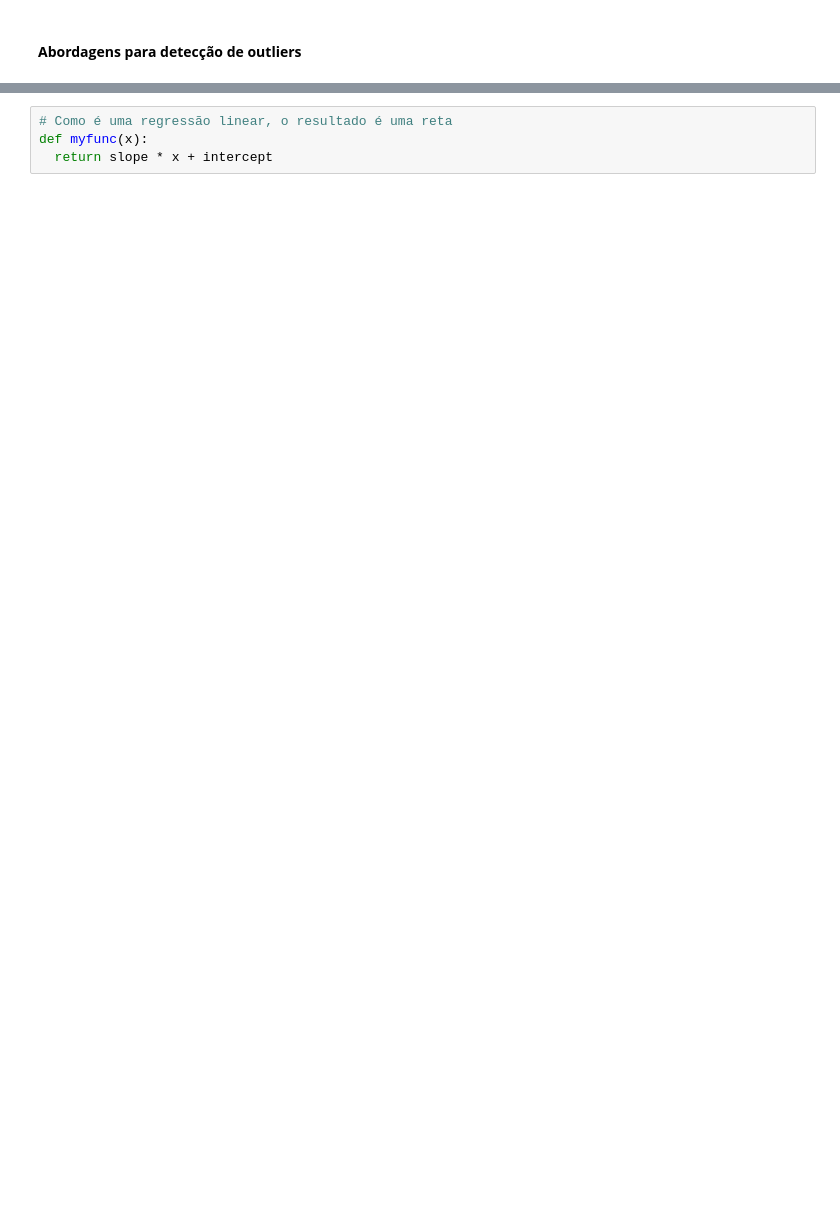
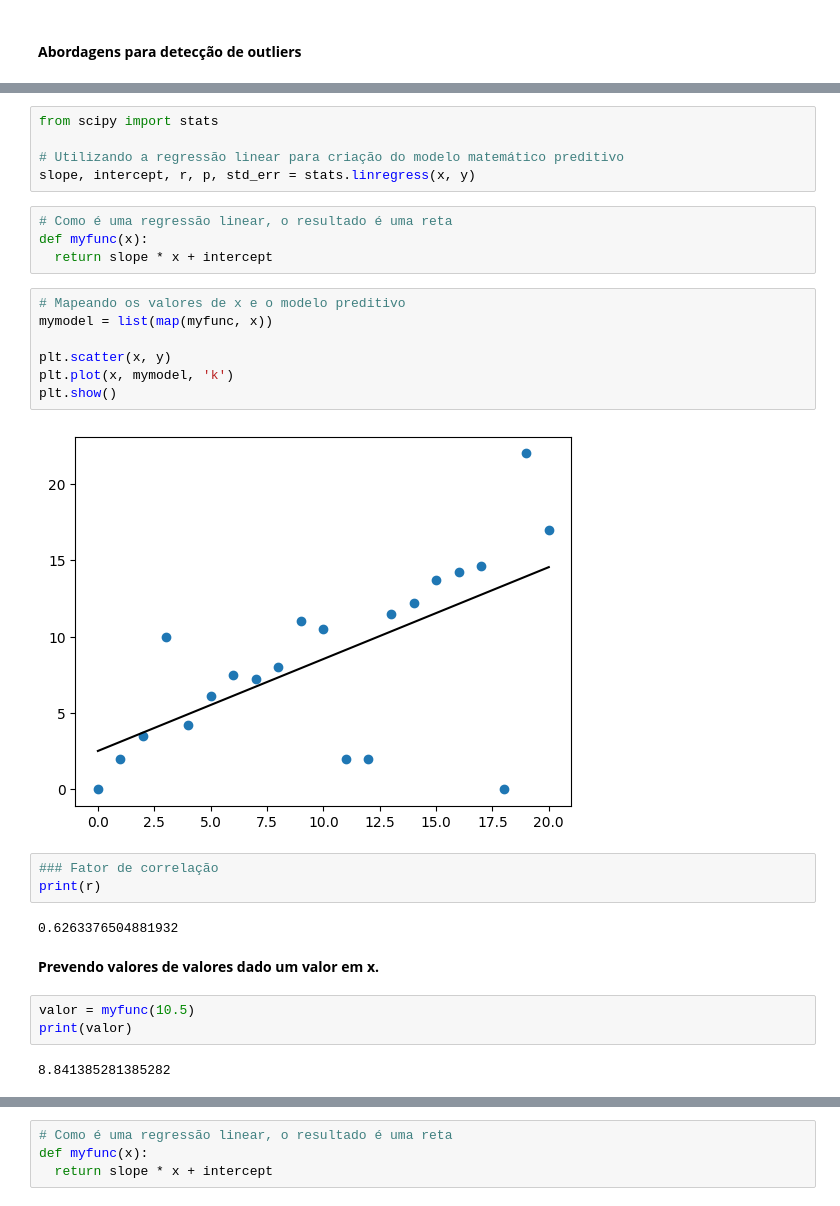
Before and after one commit to Joaohsd/artificial-intelligence, a Jupyter notebook: Materiais/Notebooks/Introducao/dataAnalysis.ipynb, the cells around one changed output, grey strips where cells are left out. Saved outputs shown, nothing was run; the diff lists cells and outputs as text; blank space fills up the shorter version.

```diff
--- a/Materiais/Notebooks/Introducao/dataAnalysis.ipynb
+++ b/Materiais/Notebooks/Introducao/dataAnalysis.ipynb
@@ -97,0 +98,30 @@ plt.show()
+# %%
+from scipy import stats
+
+# Utilizando a regressão linear para criação do modelo matemático preditivo
+slope, intercept, r, p, std_err = stats.linregress(x, y)
+# %%
+# Como é uma regressão linear, o resultado é uma reta
+def myfunc(x):
+  return slope * x + intercept
+# %%
+# Mapeando os valores de x e o modelo preditivo
+mymodel = list(map(myfunc, x))
+
+plt.scatter(x, y)
+plt.plot(x, mymodel, 'k')
+plt.show()
+# %% [output]
+[figure, added]
+# %%
+### Fator de correlação
+print(r)
+# %% [output]
+0.6263376504881932
+# %% [markdown]
+**Prevendo valores de valores dado um valor em x.**
+# %%
+valor = myfunc(10.5)
+print(valor)
+# %% [output]
+8.841385281385282
```
Also changed, not shown: parts of 10 cells of this notebook.
